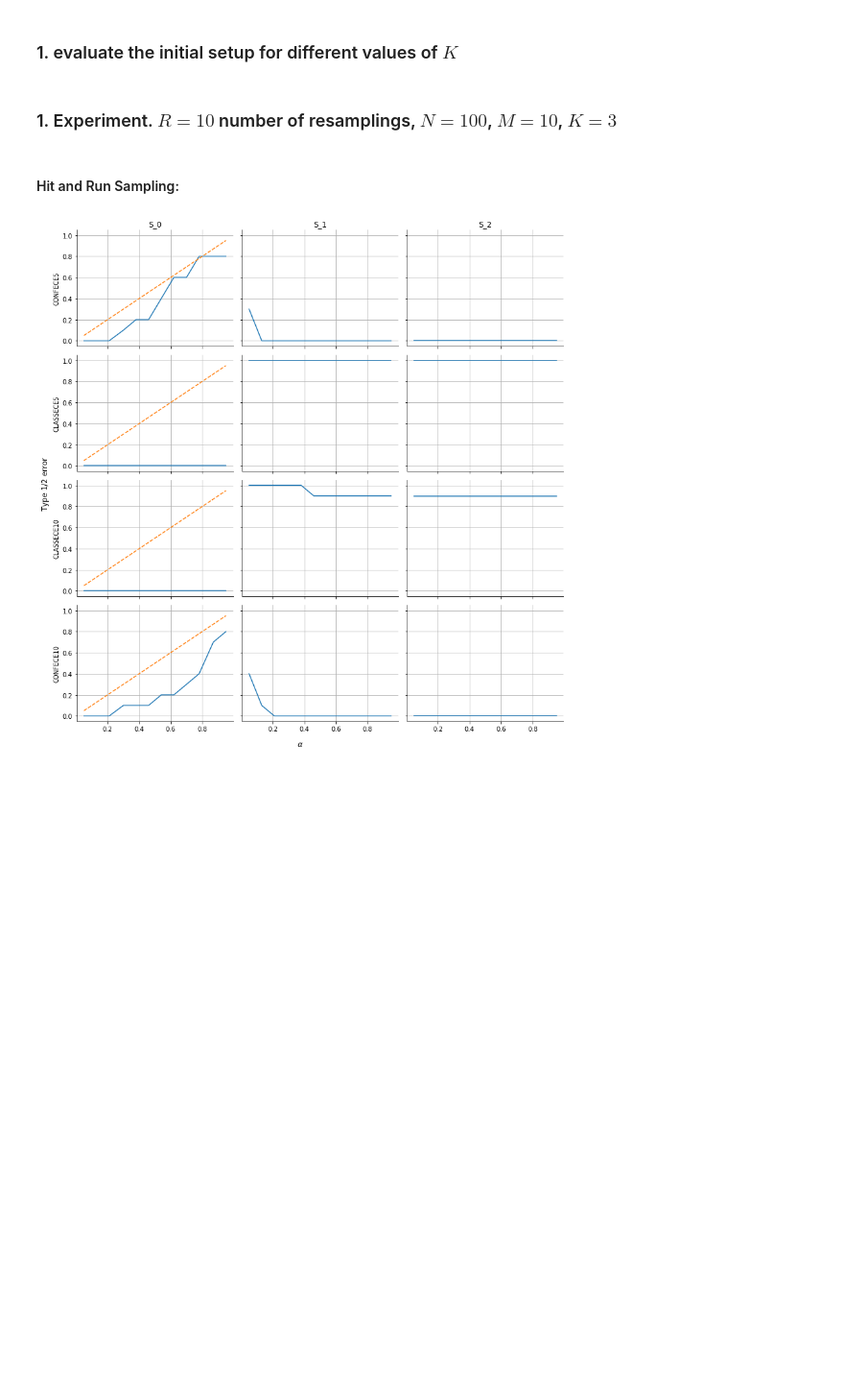
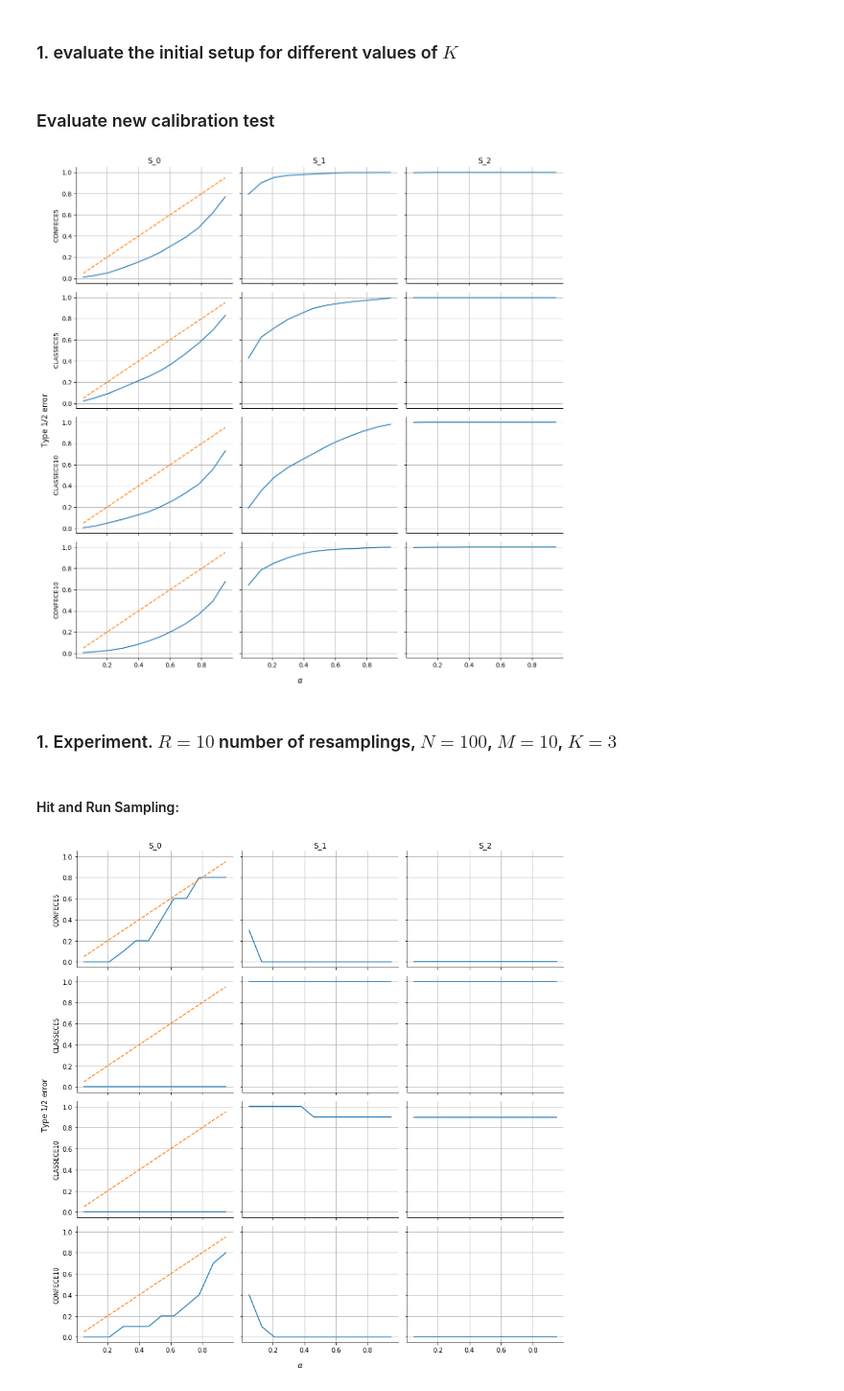
Before and after one commit to mkjuergens/EnsembleCalibration, a Jupyter notebook: notebooks/results_t1_t2.ipynb, the cells around one changed output. Shown at 96% size. Saved outputs shown, nothing was run; the diff lists cells and outputs as text; code cells hidden in the pictures; blank space fills up the shorter version.

```diff
--- a/ensemblecalibration/calibration/results_t1_t2.ipynb
+++ b/notebooks/results_t1_t2.ipynb
@@ -14,3 +44,9 @@ from plot_functions import plot_t1_erros_analysis
+# %% [markdown]
+### Evaluate new calibration test
+# %%
+fig_test_new = plot_t1_erros_analysis(results_test_new_100_10_3_1000, list_errors=list(results_test_new_100_10_3_1000.keys()),sampling_method='hit and run', plot_ha=True, figsize=(12, 12))
+# %% [output]
+[figure, added]
 # %%
 results_lambda_sampling_h0 = pd.read_csv('final_results_experiments_t1t2_lambda_h0.csv')
 results_final = pd.read_csv('final_results_experiments_t1t2_alpha_100_10_10_0.01_lambda.csv')
```
Also changed, not shown: parts of 5 cells of this notebook, 5 other files.
